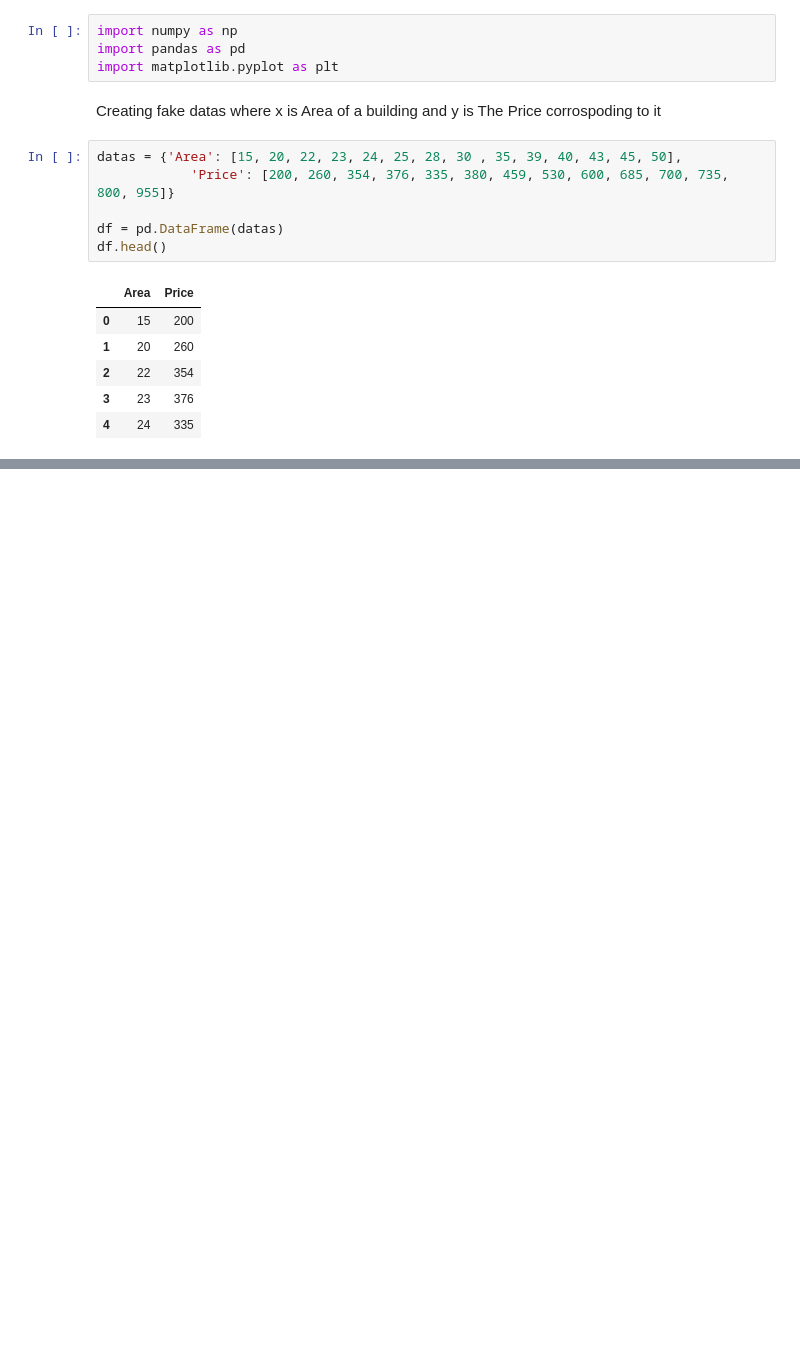
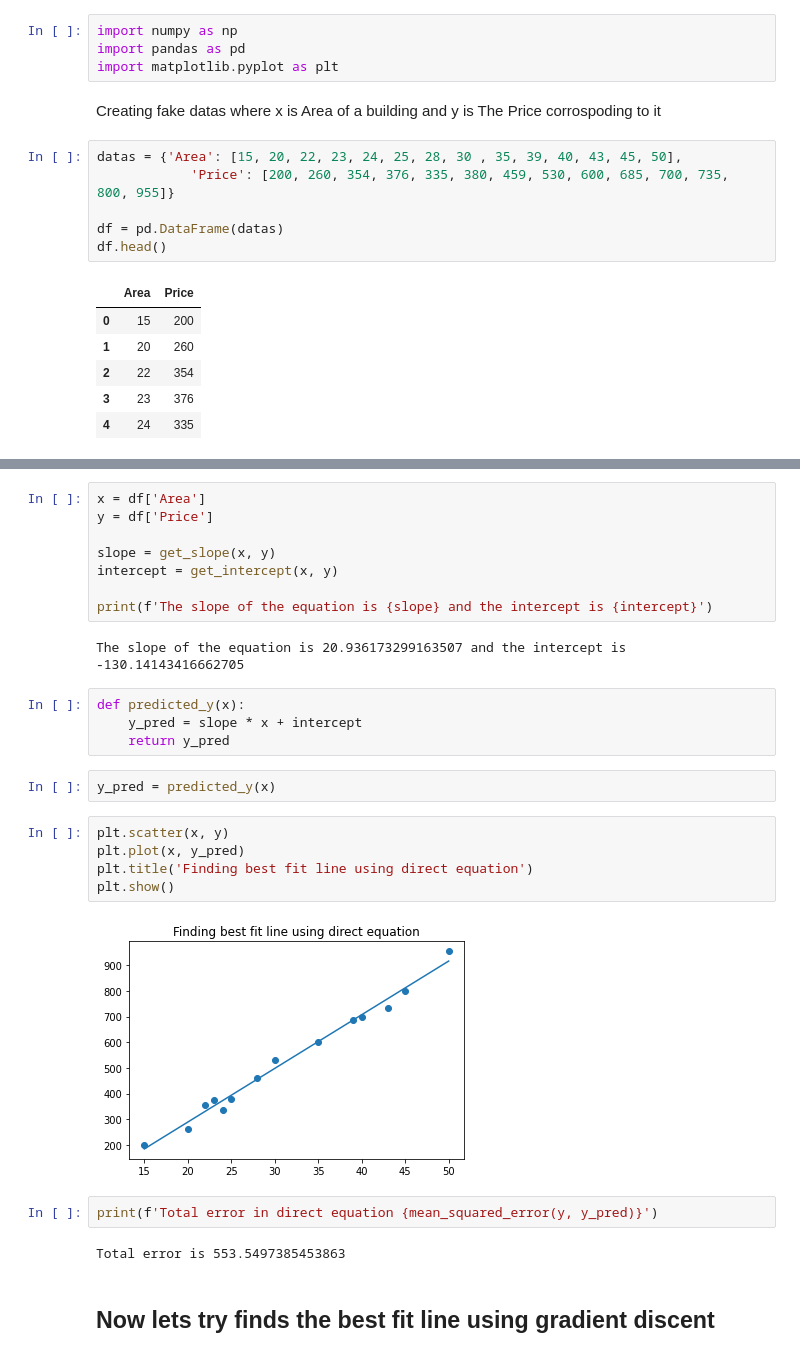
Before and after one commit to shoabahamed/khanacademy-statistics-and-probability, a Jupyter notebook: differentways_to_find_best_fitline.ipynb, the cells around one changed output, grey strips where cells are left out. Drawn from its saved outputs; the diff is of its cells as text; blank space fills up the shorter version.

```diff
--- a/differentways_to_find_best_fitline.ipynb
+++ b/differentways_to_find_best_fitline.ipynb
@@ -26,0 +79,29 @@ plt.show()
+# %%
+x = df['Area']
+y = df['Price']
+
+slope = get_slope(x, y)
+intercept = get_intercept(x, y)
+
+print(f'The slope of the equation is {slope} and the intercept is {intercept}')
+# %% [output]
+The slope of the equation is 20.936173299163507 and the intercept is -130.14143416662705
+# %%
+def predicted_y(x):
+    y_pred = slope * x + intercept
+    return y_pred
+# %%
+y_pred = predicted_y(x)
+# %%
+plt.scatter(x, y)
+plt.plot(x, y_pred)
+plt.title('Finding best fit line using direct equation')
+plt.show()
+# %% [output]
+[figure, added]
+# %%
+print(f'Total error in direct equation {mean_squared_error(y, y_pred)}')
+# %% [output]
+Total error is 553.5497385453863
+# %% [markdown]
+<h2>Now lets try finds the best fit line using gradient discent</h2>
```
Also changed, not shown: parts of 20 cells of this notebook.
